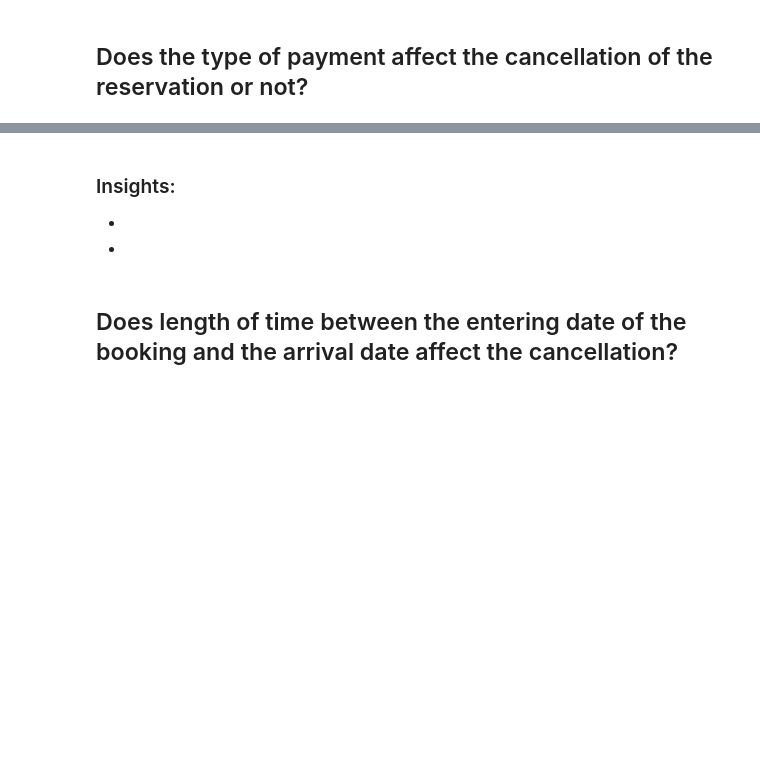
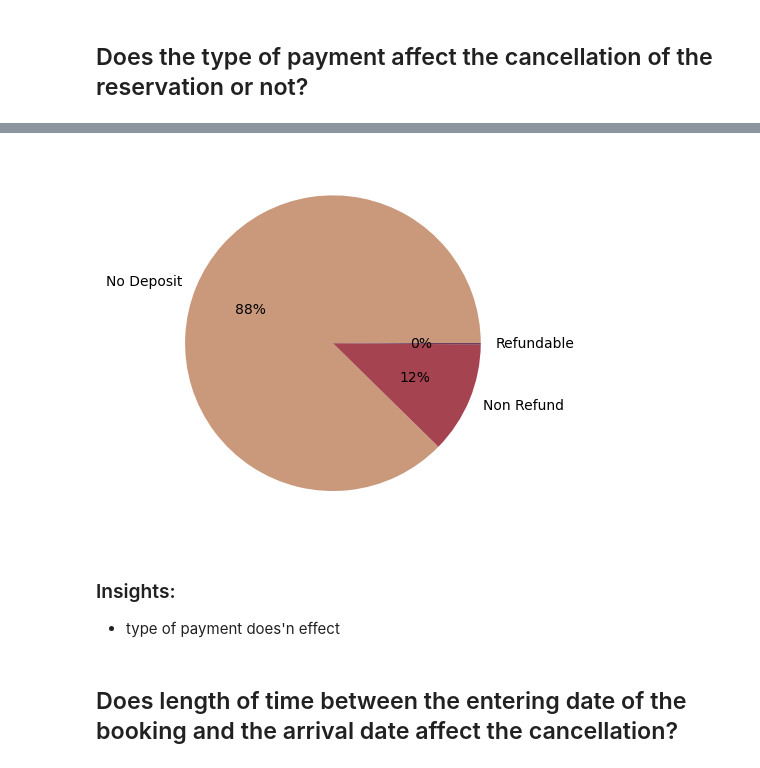
Before and after one commit to Tuwaiq-Data-Science-Bootcamp-V4/PCA-Lab, a Jupyter notebook: CV_Assignment.ipynb, the cells around one changed output, grey strips where cells are left out. Saved outputs shown, nothing was run; the diff lists cells and outputs as text; code cells hidden in the pictures; blank space fills up the shorter version.

```diff
--- a/CV_Assignment.ipynb
+++ b/CV_Assignment.ipynb
@@ -110,6 +107,12 @@ df.describe(include='object')
-# %% [markdown]
-### Insights:
--
--
+# %%
+CL = sns.color_palette("twilight_r")
+plt.pie(df['deposit_type'].value_counts(),
+        labels=df['deposit_type'].value_counts().index,colors = CL,autopct='%.0f%%')
+plt.show()
+# %% [output]
+[figure, added]
+# %% [markdown]
+### Insights:
+- type of payment does'n effect
 # %% [markdown]
 ## Does length of time between the entering date of the booking and the arrival date affect the cancellation?
```
Also changed, not shown: parts of 28 cells of this notebook.
